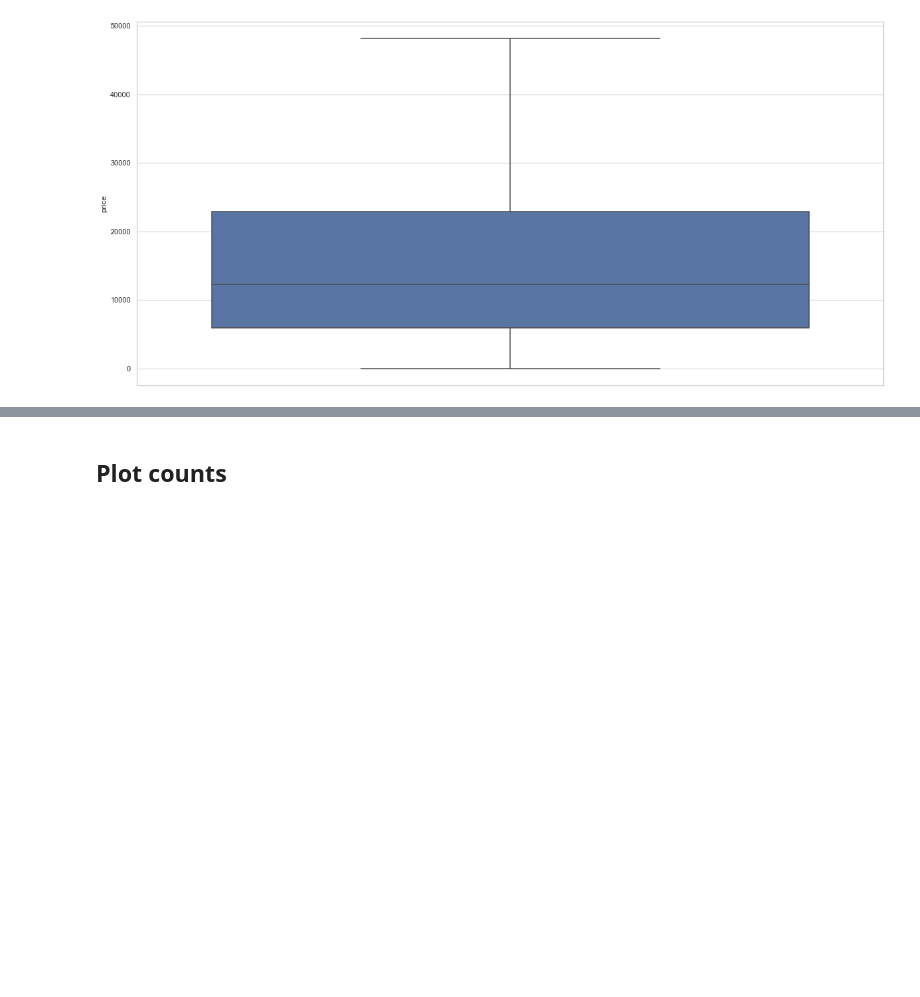
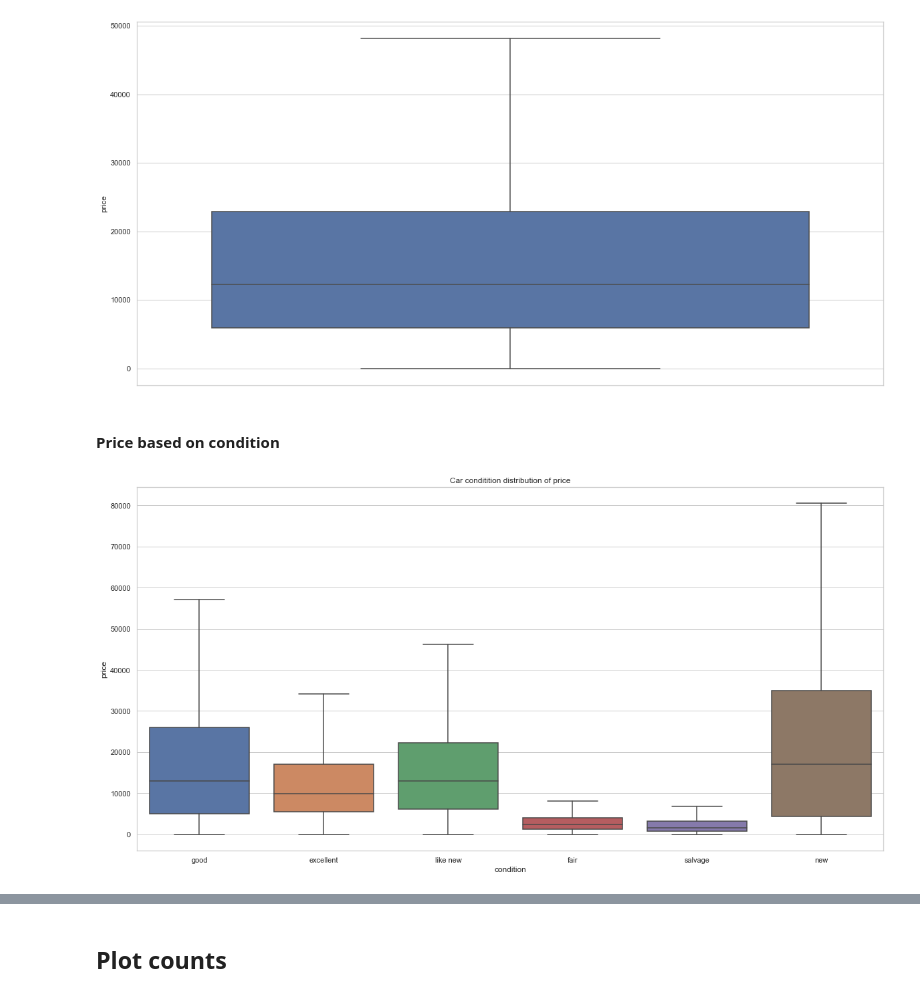
Before and after one commit to ulmii/machine-learning, a Jupyter notebook: carprices.ipynb, the cells around one changed output, grey strips where cells are left out. Cells and saved outputs as stored; diff of their text form; code cells hidden in the pictures; blank space fills up the shorter version.

Commit message:
Explore car prices

```diff
--- a/carprices.ipynb
+++ b/carprices.ipynb
@@ -11,8 +11,6 @@ from collections import Counter
 
 import seaborn as sns
 sns.set(style='whitegrid')
-
-plt.rcParams["figure.figsize"]=(20, 10)
 # %% [markdown]
 # Dataset
 # %% [markdown]
@@ -153,3 +151,12 @@ sns.boxplot(y='price', data=cars_under_100_over_0, showfliers=False)
 plt.show()
 # %% [output]
 [figure]
+# %% [markdown]
+#### Price based on condition
+# %%
+sns.set(style='whitegrid')
+sns.boxplot(x='condition', y='price', data=cars, showfliers=False)
+plt.title('Car conditition distribution of price')
+plt.show()
+# %% [output]
+[figure, added]
```
Also changed, not shown: parts of 11 cells of this notebook.
